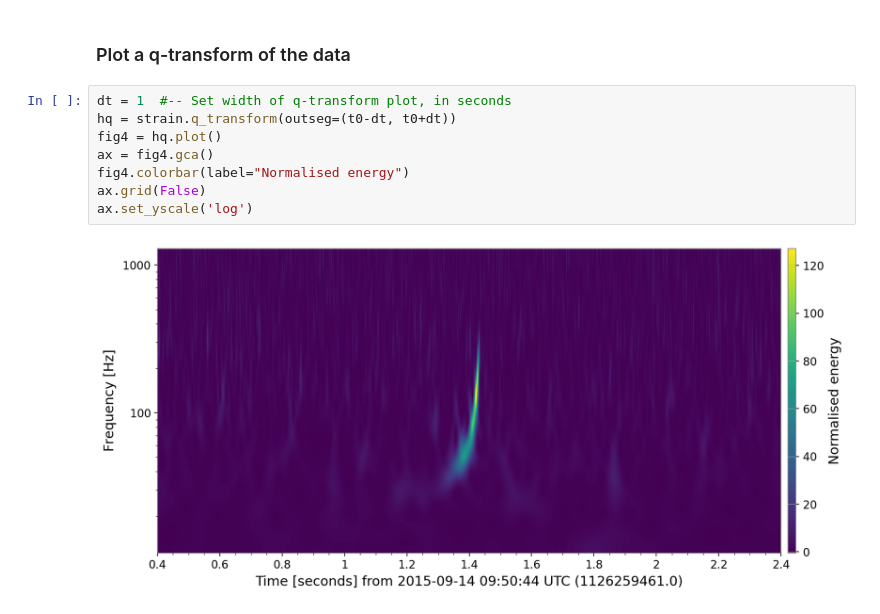
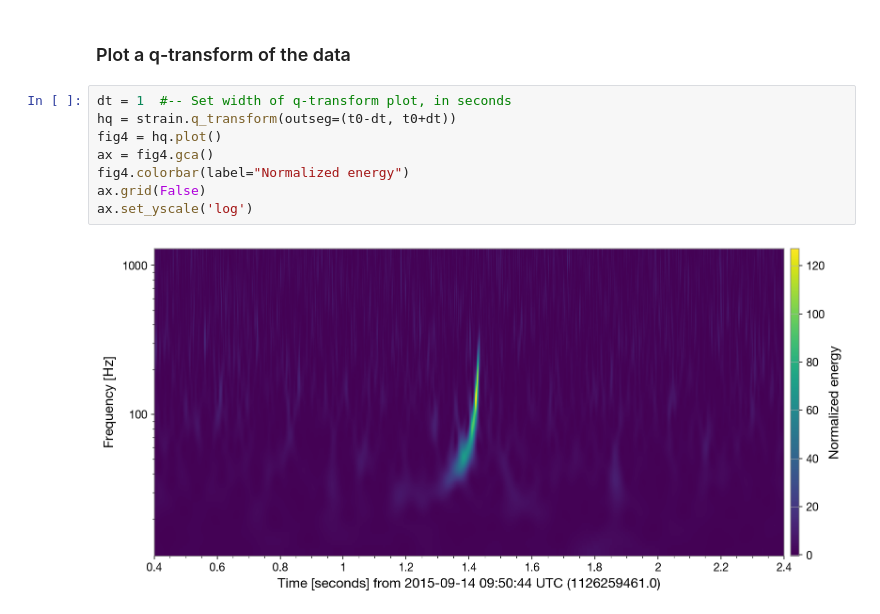
Before and after one commit to gwosc-tutorial/quickview, a Jupyter notebook: index.ipynb, the cells around one changed output. Cells and saved outputs as stored; diff of their text form.

```diff
--- a/index.ipynb
+++ b/index.ipynb
@@ -86,10 +86,10 @@ plt.xlim(t0-0.2, t0+0.1)
 # %%
 dt = 1  #-- Set width of q-transform plot, in seconds
 hq = strain.q_transform(outseg=(t0-dt, t0+dt))
 fig4 = hq.plot()
 ax = fig4.gca()
-fig4.colorbar(label="Normalised energy")
+fig4.colorbar(label="Normalized energy")
 ax.grid(False)
 ax.set_yscale('log')
 # %% [output]
-[figure, old version]
+[figure, new version]
```
Also changed, not shown: parts of 6 cells of this notebook.
